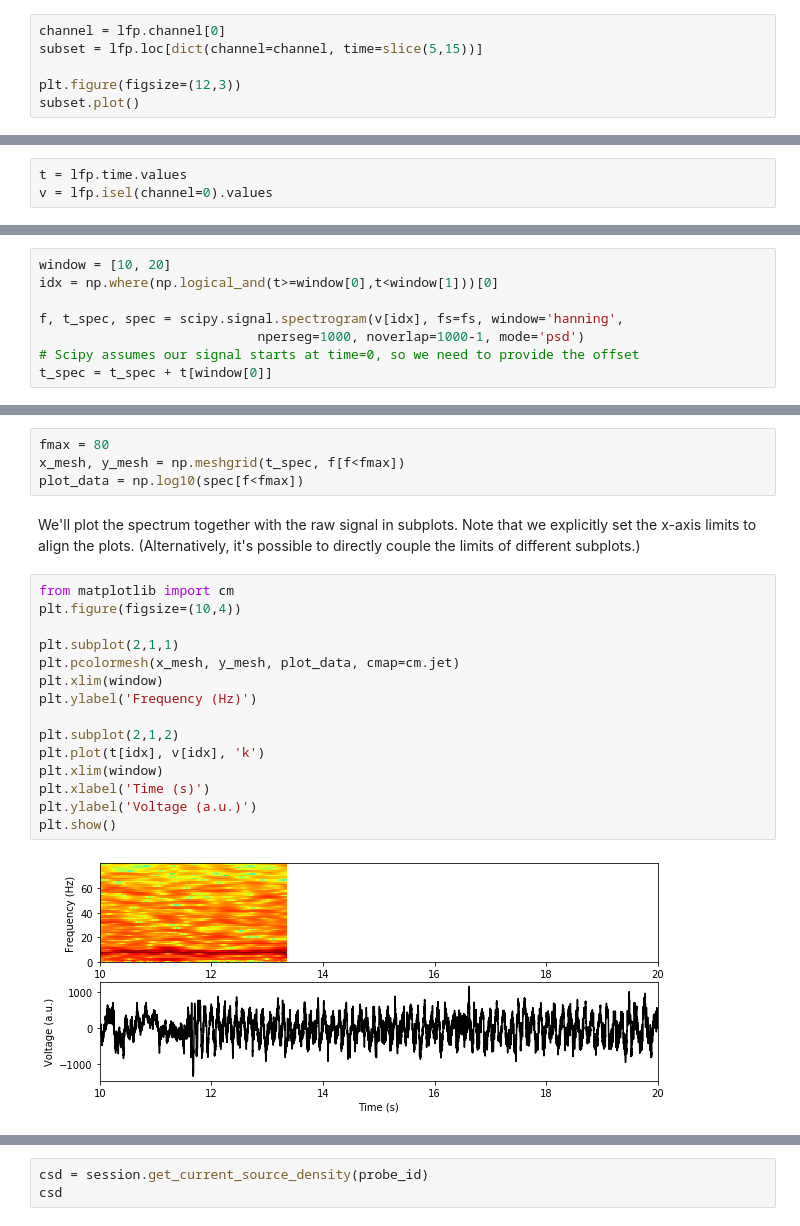
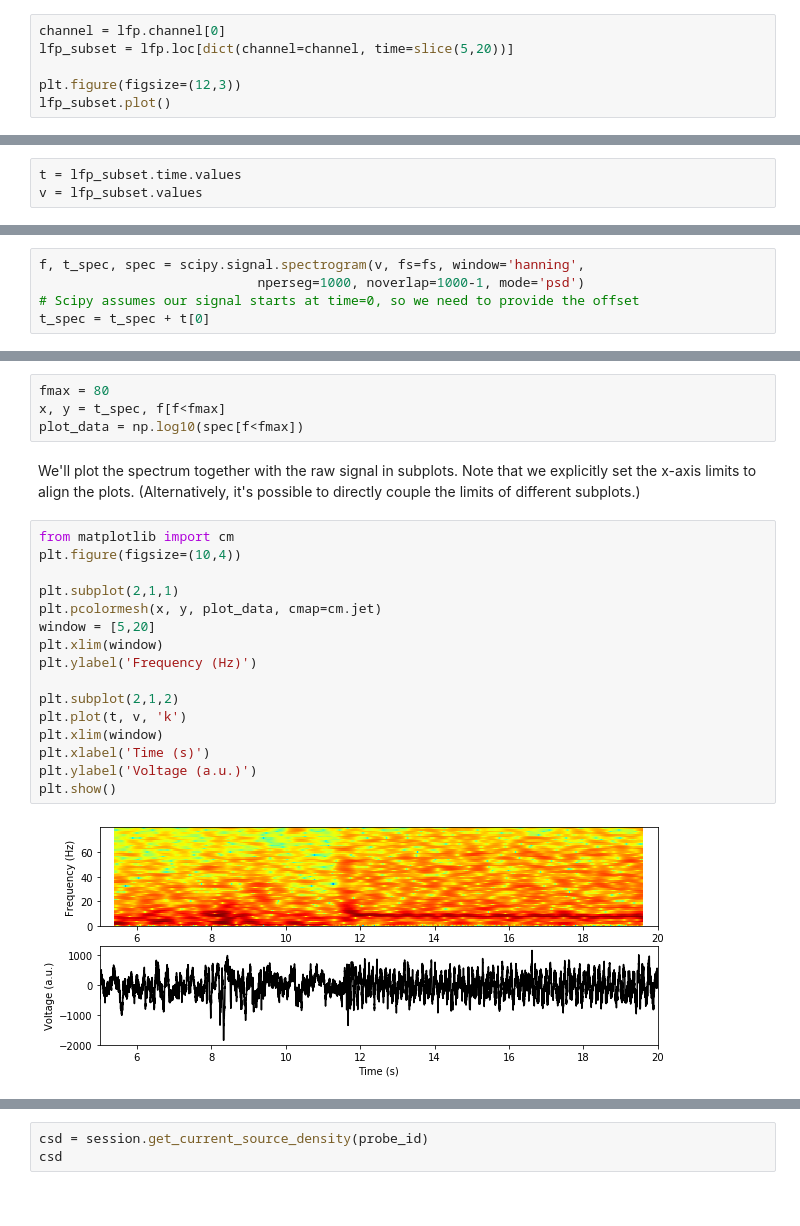
Before and after one commit to AllenInstitute/SWDB_2019, a Jupyter notebook: DynamicBrain/Neuropixels_walkthrough.ipynb, the cells around one changed output, grey strips where cells are left out. Cells and saved outputs as stored; diff of their text form.

```diff
--- a/DynamicBrain/Neuropixels_walkthrough.ipynb
+++ b/DynamicBrain/Neuropixels_walkthrough.ipynb
@@ -762,9 +803,9 @@ Coordinates:
 To visualize this data, we'll first use the built-in xarray plotting to generate a quick plot. This is too much data to plot all at once, so we select a subset first. Just as in pandas, we use the `loc` property, but since xarray has named dimensions, we can specify our selections by name rather than by order, using a dict.
 # %%
 channel = lfp.channel[0]
-subset = lfp.loc[dict(channel=channel, time=slice(5,15))]
+lfp_subset = lfp.loc[dict(channel=channel, time=slice(5,20))]
 
 plt.figure(figsize=(12,3))
-subset.plot()
+lfp_subset.plot()
 # %% [output]
 [<matplotlib.lines.Line2D at 0x...>]
@@ -772,7 +813,7 @@ subset.plot()
 # %% [markdown]
 We might also want to visualize a specific frequency band by filtering. To do this we'll want to convert our data into standard numpy arrays for easier processing using the DataArray object's `values` property.
 # %%
-t = lfp.time.values
-v = lfp.isel(channel=0).values
+t = lfp_subset.time.values
+v = lfp_subset.values
 # %%
 import scipy.signal
@@ -866,11 +903,8 @@ We might also be interested in how the frequency content of the signal varies ov
 
 The *spectrogram* is essentially an estimate of the power spectrum computed in a sliding time window, producing a 2D representation of the signal power across frequency and time.
 # %%
-window = [10, 20]
-idx = np.where(np.logical_and(t>=window[0],t<window[1]))[0]
-
-f, t_spec, spec = scipy.signal.spectrogram(v[idx], fs=fs, window='hanning',
+f, t_spec, spec = scipy.signal.spectrogram(v, fs=fs, window='hanning',
                             nperseg=1000, noverlap=1000-1, mode='psd')
 # Scipy assumes our signal starts at time=0, so we need to provide the offset
-t_spec = t_spec + t[window[0]]
+t_spec = t_spec + t[0]
 # %% [markdown]
@@ -878,26 +912,27 @@ We'll use the matplotlib `pcolormesh` function to visualize this data as an imag
 # %%
 fmax = 80
-x_mesh, y_mesh = np.meshgrid(t_spec, f[f<fmax])
+x, y = t_spec, f[f<fmax]
 plot_data = np.log10(spec[f<fmax])
 # %% [markdown]
 We'll plot the spectrum together with the raw signal in subplots. Note that we explicitly set the x-axis limits to align the plots. (Alternatively, it's possible to directly couple the limits of different subplots.)
 # %%
 from matplotlib import cm
 plt.figure(figsize=(10,4))
 
 plt.subplot(2,1,1)
-plt.pcolormesh(x_mesh, y_mesh, plot_data, cmap=cm.jet)
+plt.pcolormesh(x, y, plot_data, cmap=cm.jet)
+window = [5,20]
 plt.xlim(window)
 plt.ylabel('Frequency (Hz)')
 
 plt.subplot(2,1,2)
-plt.plot(t[idx], v[idx], 'k')
+plt.plot(t, v, 'k')
 plt.xlim(window)
 plt.xlabel('Time (s)')
 plt.ylabel('Voltage (a.u.)')
 plt.show()
 # %% [output]
-[figure, old version]
+[figure, new version]
 # %% [markdown]
 ## Current source density (CSD) analysis
 
```
Also changed, not shown: parts of 60 cells of this notebook.
